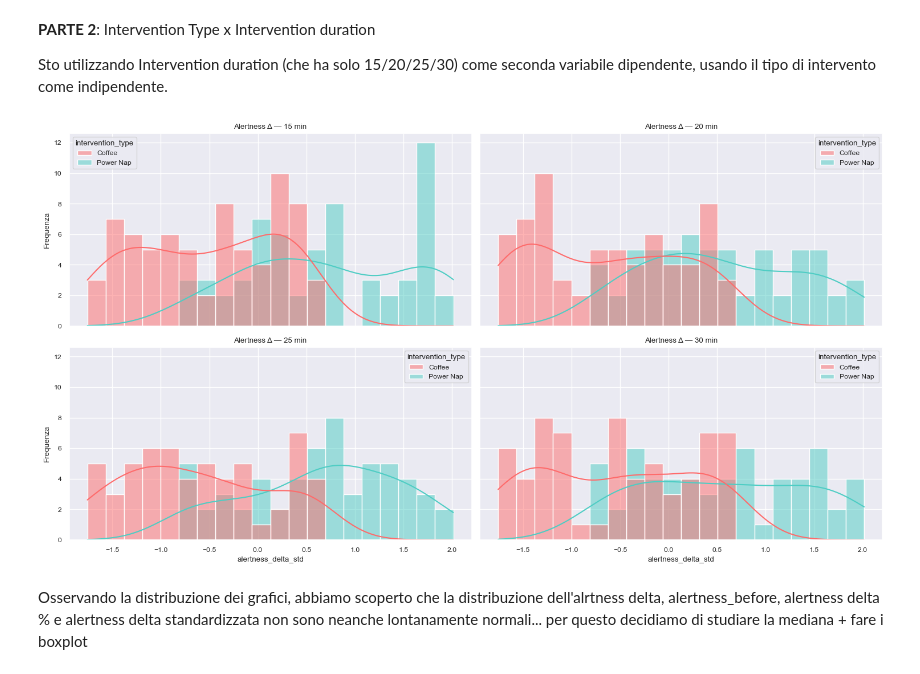
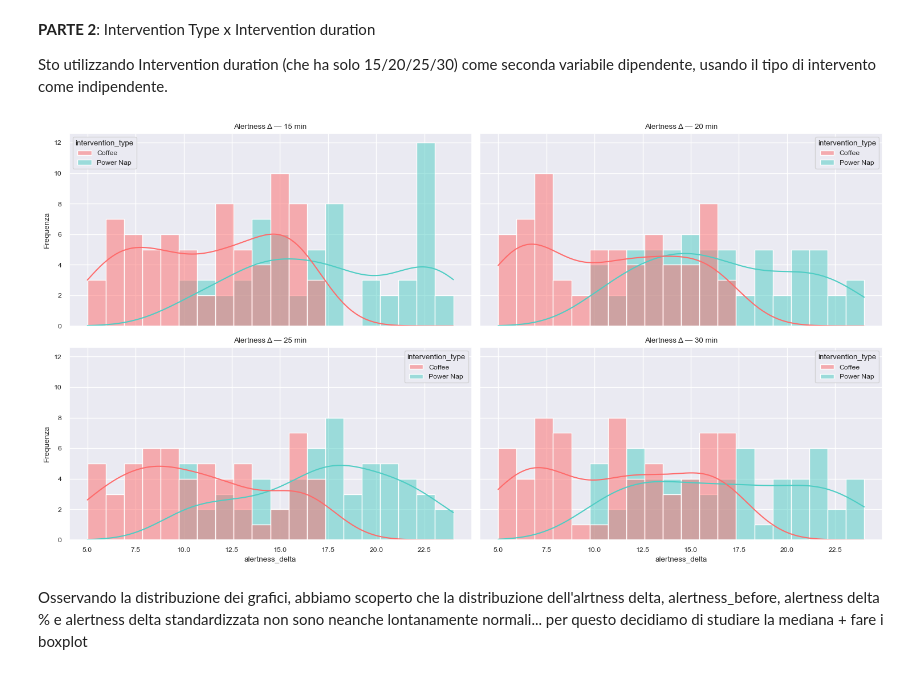
Before and after one commit to Grimino27/PDAI_Project, a Jupyter notebook: scripts/DataPolish+Exploratory.ipynb, the cells around one changed output. Cells and saved outputs as stored; diff of their text form; code cells hidden in the pictures.

```diff
--- a/scripts/DataPolish+Exploratory.ipynb
+++ b/scripts/DataPolish+Exploratory.ipynb
@@ -327,0 +146,10 @@ Vedo che molte variabili create da Edo sono correlate, quindi bisogna fare una s
+# %%
+#Calcolo alertness_delta
+df["alertness_delta"] = df["alertness_score_after"] - df["alertness_score_before"]
+
+#Calcolo alertness_delta_std
+#scaler = StandardScaler()
+#df_augmented["alertness_delta_std"] = scaler.fit_transform(df_augmented[["alertness_delta"]])
+
+#chiamo le descrittive stats per le colonne appena aggiunte e vedere che suc
+df.describe()
@@ -434,10 +372,10 @@ plt.show()
 
 Sto utilizzando Intervention duration (che ha solo 15/20/25/30) come seconda variabile dipendente, usando il tipo di intervento come indipendente.
 # %%
-df_t15 = df[df["intervention_duration_minutes"] == 15]["alertness_delta_std"]
-df_t20 = df[df["intervention_duration_minutes"] == 20]["alertness_delta_std"]
-df_t25 = df[df["intervention_duration_minutes"] == 25]["alertness_delta_std"]
-df_t30 = df[df["intervention_duration_minutes"] == 30]["alertness_delta_std"]
+df_t15 = df[df["intervention_duration_minutes"] == 15]["alertness_delta"]
+df_t20 = df[df["intervention_duration_minutes"] == 20]["alertness_delta"]
+df_t25 = df[df["intervention_duration_minutes"] == 25]["alertness_delta"]
+df_t30 = df[df["intervention_duration_minutes"] == 30]["alertness_delta"]
 
 datasets = {
     "15 min": df_t15,
@@ -446,36 +384,36 @@ datasets = {
     "30 min": df_t30,
 }
 
 durations = sorted(df["intervention_duration_minutes"].unique())
 
 fig, axes = plt.subplots(2, 2, figsize=(15, 8), sharex=True, sharey=True)
 axes = axes.ravel()
 
 for ax, duration in zip(axes, durations):
     data_duration = df[df["intervention_duration_minutes"] == duration]
 
     if len(data_duration) > 0:  # Verifica che ci siano dati
         sns.histplot(
             data=data_duration,
-            x="alertness_delta_std",
+            x="alertness_delta",
             hue="intervention_type",
             bins=20,
             kde=True,
             stat="count",
             ax=ax,
             palette=["#FF6B6B", "#4ECDC4"]
         )
         ax.set_title(f"Alertness Δ — {duration} min")
-        ax.set_xlabel("alertness_delta_std")
+        ax.set_xlabel("alertness_delta")
         ax.set_ylabel("Frequenza")
     else:
         ax.text(0.5, 0.5, f"No data for {duration} min", ha="center", va="center")
         ax.set_title(f"Alertness Δ — {duration} min")
 
 plt.tight_layout()
 plt.show()
 # %% [output]
-[figure, old version]
+[figure, new version]
 # %% [markdown]
 Osservando la distribuzione dei grafici, abbiamo scoperto che la distribuzione dell'alrtness delta, alertness_before, alertness delta % e alertness delta standardizzata non sono neanche lontanamente normali...
 per questo decidiamo di studiare la mediana + fare i boxplot
```
Also changed, not shown: parts of 35 cells of this notebook.
